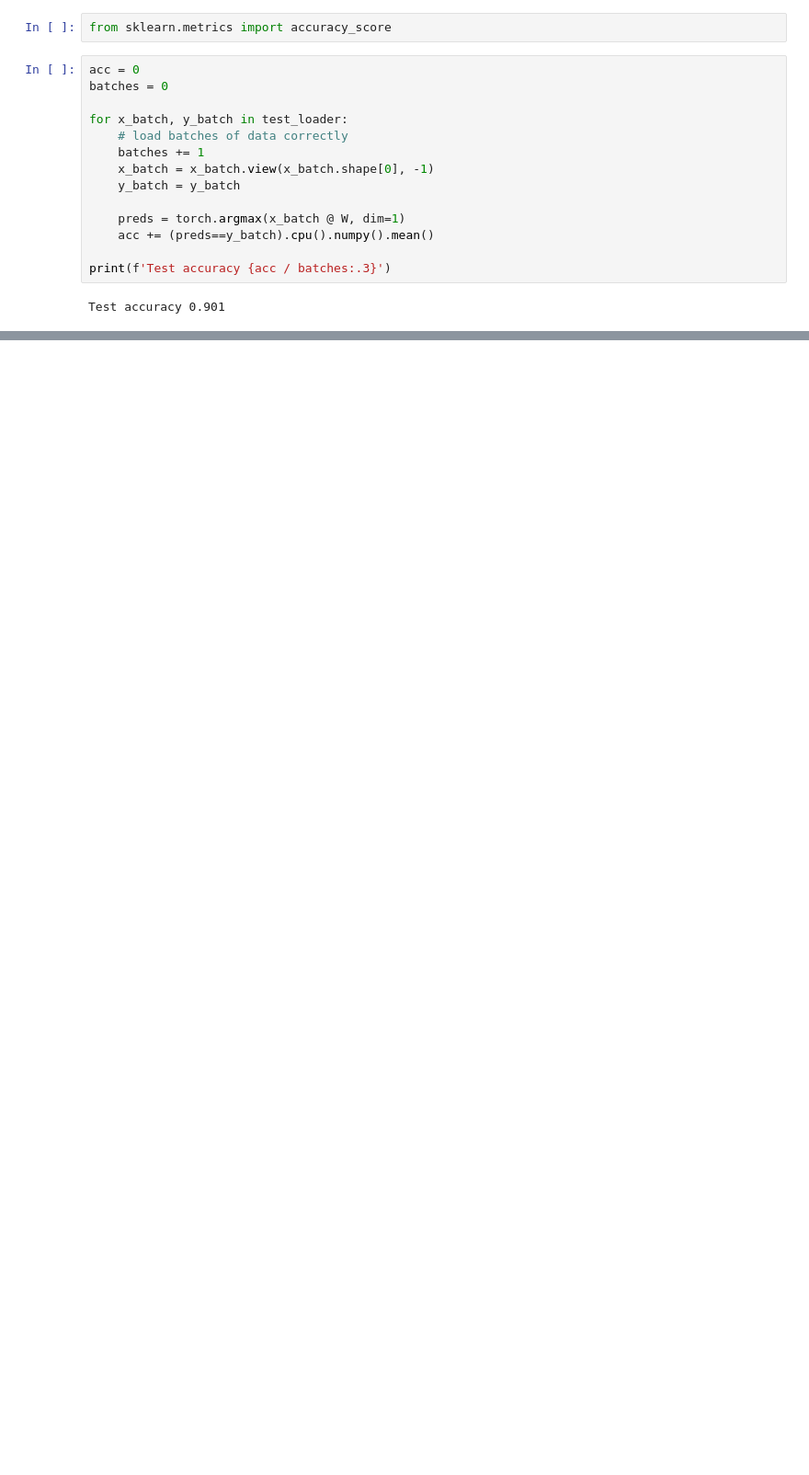
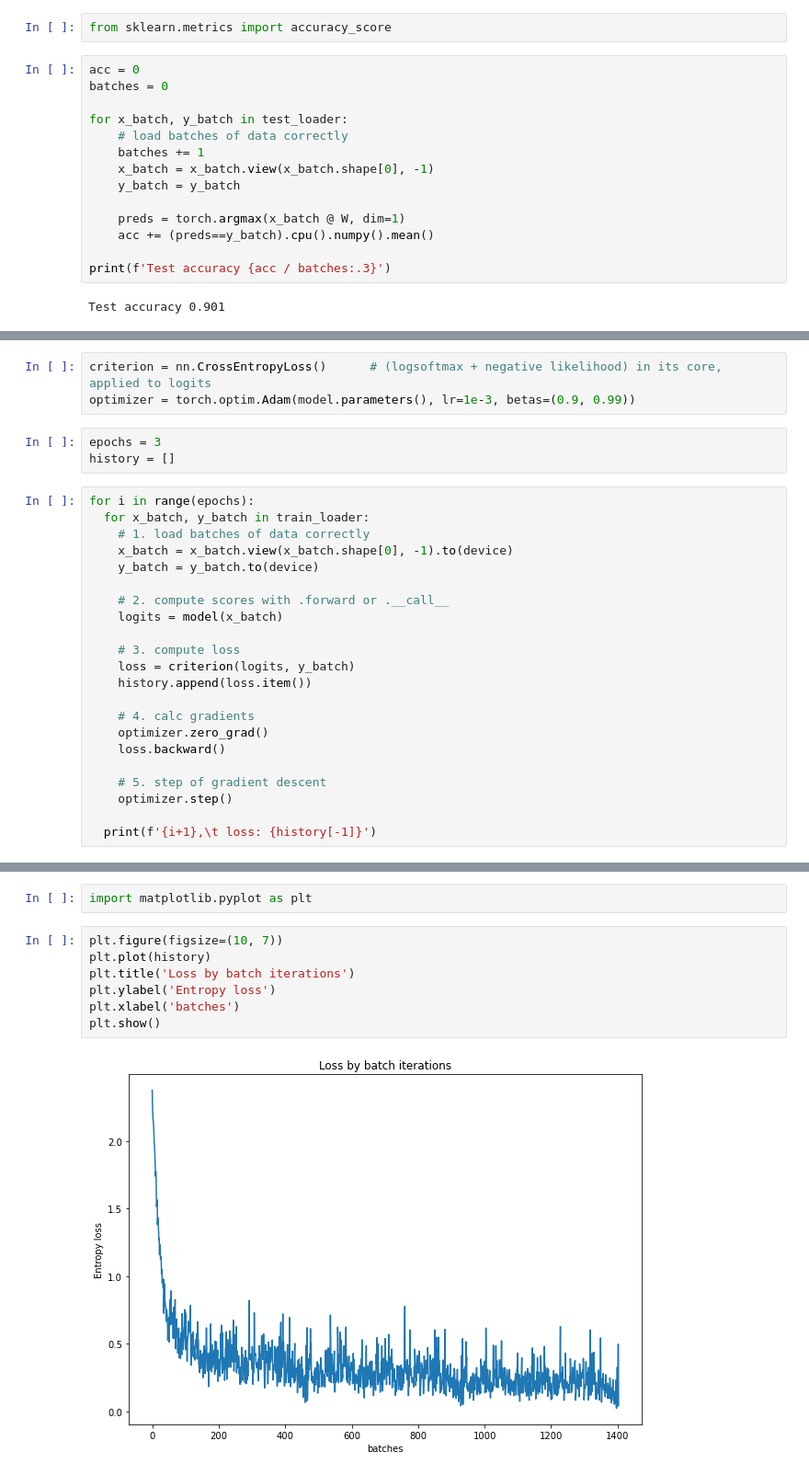
Before and after one commit to dato7898/depp_learning_mfti, a Jupyter notebook: PyTorch и полносвязные нейросети/pytorch_simple_NN.ipynb, the cells around one changed output, grey strips where cells are left out. Shown: that part at 92% size. Saved outputs shown, nothing was run; the diff lists cells and outputs as text; blank space fills up the shorter version.

Commit message:
torch 4

```diff
--- a/PyTorch и полносвязные нейросети/pytorch_simple_NN.ipynb
+++ b/PyTorch и полносвязные нейросети/pytorch_simple_NN.ipynb
@@ -140,0 +173,28 @@ Test accuracy 0.901
+# %%
+criterion = nn.CrossEntropyLoss()      # (logsoftmax + negative likelihood) in its core, applied to logits
+optimizer = torch.optim.Adam(model.parameters(), lr=1e-3, betas=(0.9, 0.99))
+# %%
+epochs = 3
+history = []
+# %%
+for i in range(epochs):
+  for x_batch, y_batch in train_loader:
+    # 1. load batches of data correctly
+    x_batch = x_batch.view(x_batch.shape[0], -1).to(device)
+    y_batch = y_batch.to(device)
+
+    # 2. compute scores with .forward or .__call__
+    logits = model(x_batch)
+
+    # 3. compute loss
+    loss = criterion(logits, y_batch)
+    history.append(loss.item())
+
+    # 4. calc gradients
+    optimizer.zero_grad()
+    loss.backward()
+
+    # 5. step of gradient descent
+    optimizer.step()
+
+  print(f'{i+1},\t loss: {history[-1]}')
@@ -140,0 +205,11 @@ Test accuracy 0.901
+# %%
+import matplotlib.pyplot as plt
+# %%
+plt.figure(figsize=(10, 7))
+plt.plot(history)
+plt.title('Loss by batch iterations')
+plt.ylabel('Entropy loss')
+plt.xlabel('batches')
+plt.show()
+# %% [output]
+[figure, added]
```
Also changed, not shown: parts of 11 cells of this notebook.
